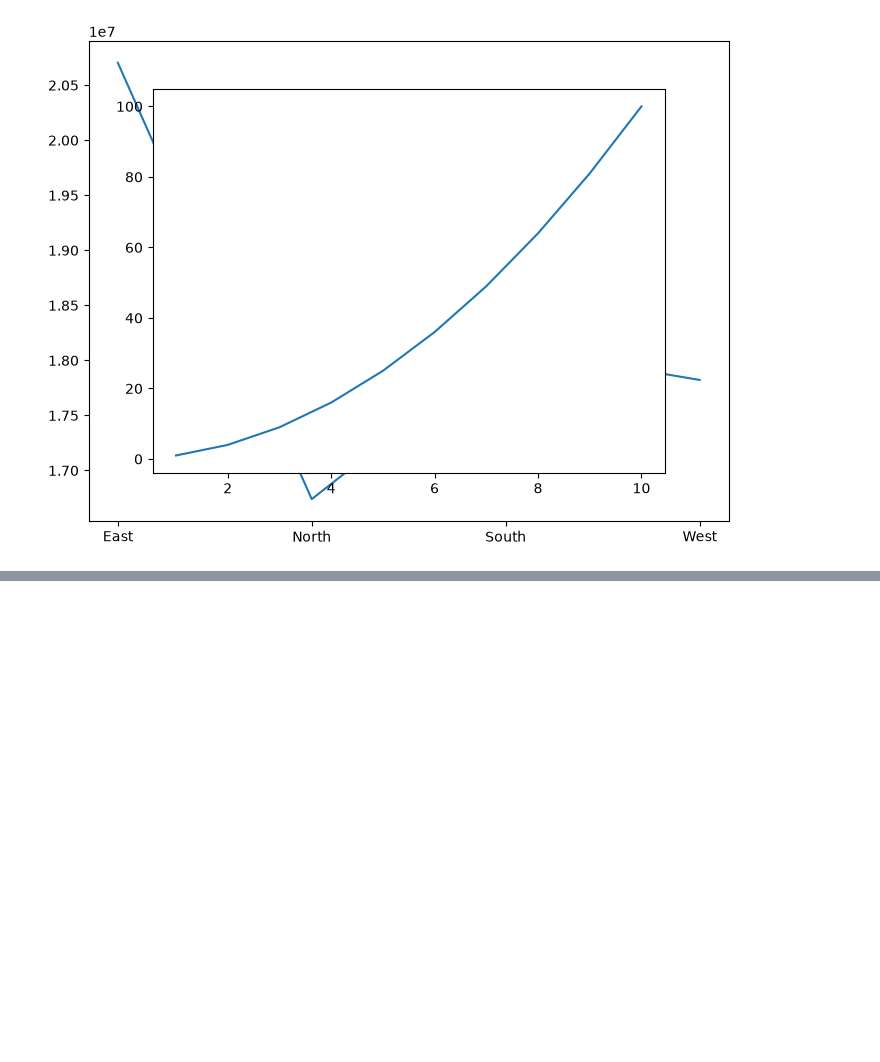
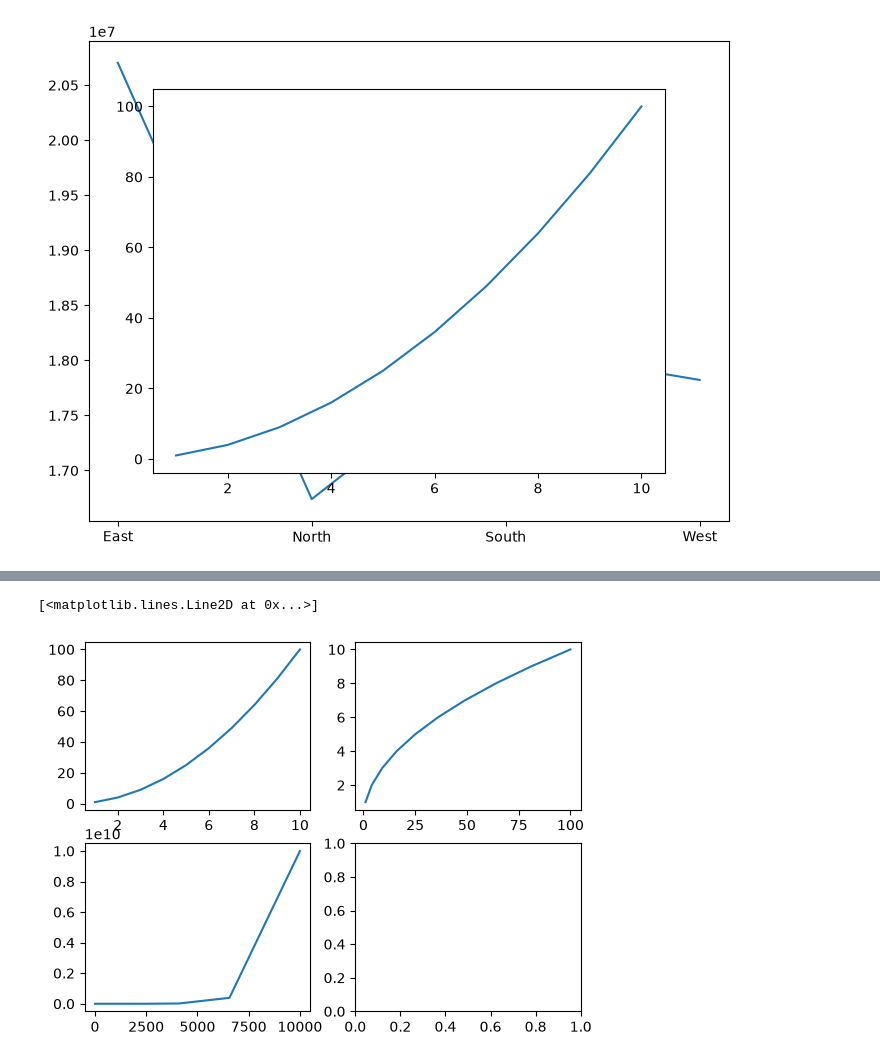
Before and after one commit to avnish-007/temp-repo, a Jupyter notebook: matplotlib_practice.ipynb, the cells around one changed output, grey strips where cells are left out. Saved outputs shown, nothing was run; the diff lists cells and outputs as text; code cells hidden in the pictures; blank space fills up the shorter version.

```diff
--- a/matplotlib_practice.ipynb
+++ b/matplotlib_practice.ipynb
@@ -184,0 +198,8 @@ a.plot(area['Region'],area['TotalSales'])
+# %%
+fig,axes = plt.subplots(2,2)
+axes[0,0].plot(x,y)
+axes[0,1].plot(y,x)
+axes[1,0].plot(y**2,x**x)
+# %% [output]
+[<matplotlib.lines.Line2D at 0x...>]
+[figure, added]
```
Also changed, not shown: parts of 15 cells of this notebook, 1 other file.
